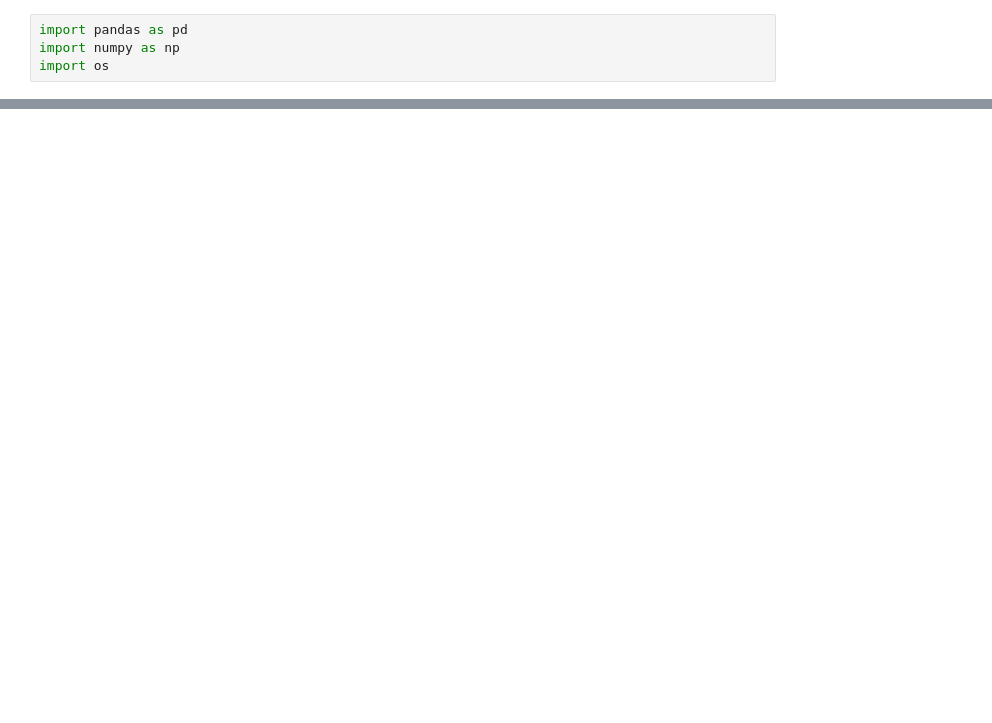
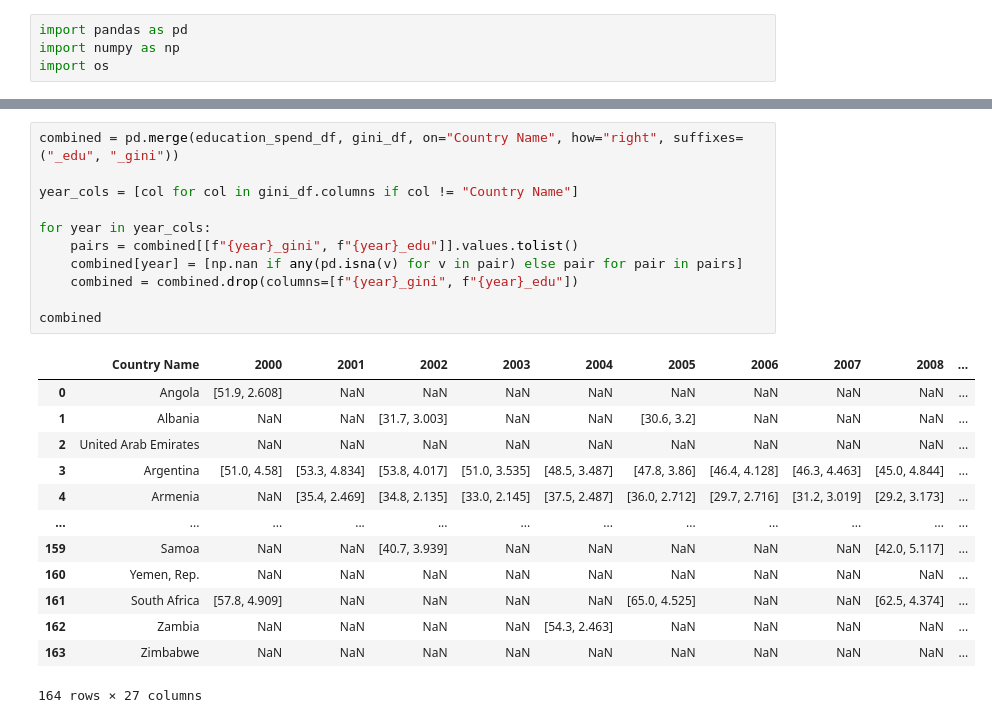
Before and after one commit to agrawalarya523-code/governance-inequality-analysis, a Jupyter notebook: notebooks/data-cleaning.ipynb, the cells around one changed output, grey strips where cells are left out. Drawn from its saved outputs; the diff is of its cells as text; blank space fills up the shorter version.

```diff
--- a/notebooks/data-cleaning.ipynb
+++ b/notebooks/data-cleaning.ipynb
@@ -34,0 +90,25 @@ gini_df.head()
+# %%
+combined = pd.merge(education_spend_df, gini_df, on="Country Name", how="right", suffixes=("_edu", "_gini"))
+
+year_cols = [col for col in gini_df.columns if col != "Country Name"]
+
+for year in year_cols:
+    pairs = combined[[f"{year}_gini", f"{year}_edu"]].values.tolist()
+    combined[year] = [np.nan if any(pd.isna(v) for v in pair) else pair for pair in pairs]
+    combined = combined.drop(columns=[f"{year}_gini", f"{year}_edu"])
+
+combined
+# %% [output]
+|  | Country Name | 2000 | 2001 | 2002 | 2003 | 2004 | 2005 | 2006 | 2007 | 2008 | ... |
+| 0 | Angola | [51.9, 2.608] | NaN | NaN | NaN | NaN | NaN | NaN | NaN | NaN | ... |
+| 1 | Albania | NaN | NaN | [31.7, 3.003] | NaN | NaN | [30.6, 3.2] | NaN | NaN | NaN | ... |
+| 2 | United Arab Emirates | NaN | NaN | NaN | NaN | NaN | NaN | NaN | NaN | NaN | ... |
+| 3 | Argentina | [51.0, 4.58] | [53.3, 4.834] | [53.8, 4.017] | [51.0, 3.535] | [48.5, 3.487] | [47.8, 3.86] | [46.4, 4.128] | [46.3, 4.463] | [45.0, 4.844] | ... |
+| 4 | Armenia | NaN | [35.4, 2.469] | [34.8, 2.135] | [33.0, 2.145] | [37.5, 2.487] | [36.0, 2.712] | [29.7, 2.716] | [31.2, 3.019] | [29.2, 3.173] | ... |
+| ... | ... | ... | ... | ... | ... | ... | ... | ... | ... | ... | ... |
+| 159 | Samoa | NaN | NaN | [40.7, 3.939] | NaN | NaN | NaN | NaN | NaN | [42.0, 5.117] | ... |
+| 160 | Yemen, Rep. | NaN | NaN | NaN | NaN | NaN | NaN | NaN | NaN | NaN | ... |
+| 161 | South Africa | [57.8, 4.909] | NaN | NaN | NaN | NaN | [65.0, 4.525] | NaN | NaN | [62.5, 4.374] | ... |
+| 162 | Zambia | NaN | NaN | NaN | NaN | [54.3, 2.463] | NaN | NaN | NaN | NaN | ... |
+| 163 | Zimbabwe | NaN | NaN | NaN | NaN | NaN | NaN | NaN | NaN | NaN | ... |
+164 rows × 27 columns
```
Also changed, not shown: parts of 6 cells of this notebook, 2 other files.
